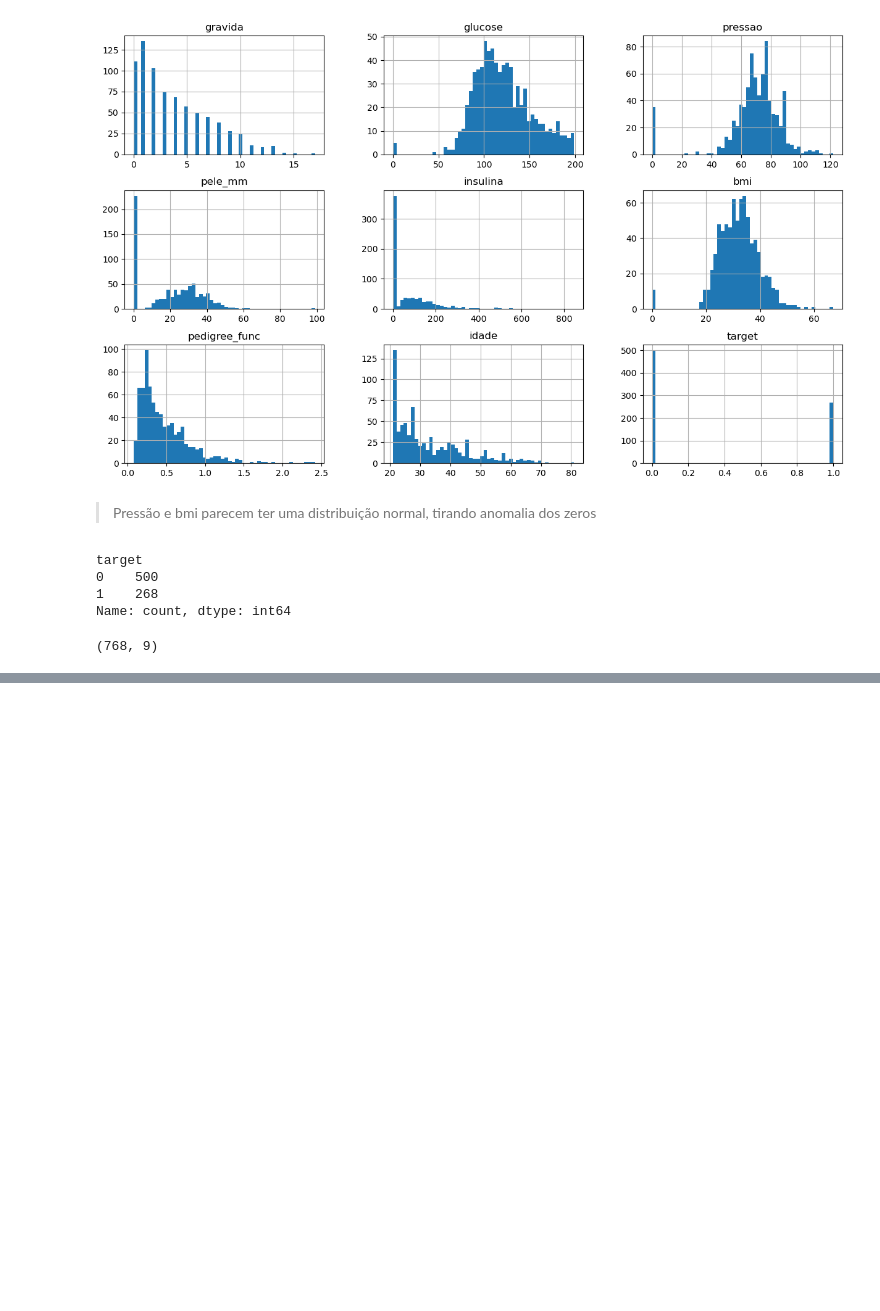
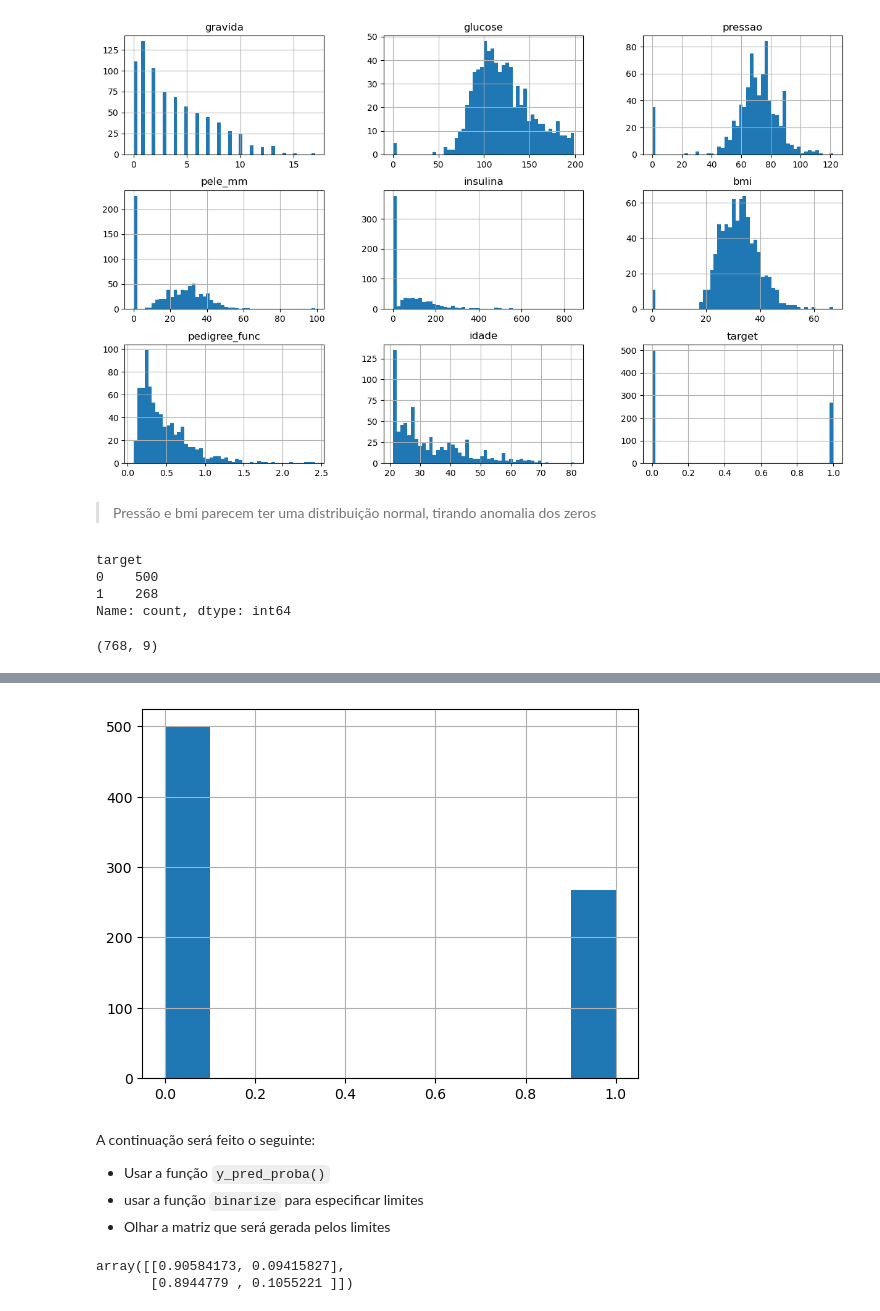
Before and after one commit to samirsaravia/AL-Calc, a Jupyter notebook: ML/scikit-learn/scikit_10.ipynb, the cells around one changed output, grey strips where cells are left out. Drawn from its saved outputs; the diff is of its cells as text; code cells hidden in the pictures; blank space fills up the shorter version.

```diff
--- a/ML/scikit-learn/scikit_10.ipynb
+++ b/ML/scikit-learn/scikit_10.ipynb
@@ -76,0 +158,11 @@ all_data.shape
+# %%
+all_data['target'].hist()
+plt.show()
+# %% [output]
+[figure, added]
+# %% [markdown]
+A continuação será feito o seguinte:
+
+- Usar a função `y_pred_proba()`
+- usar a função `binarize` para especificar limites
+- Olhar a matriz que será gerada pelos limites
@@ -76,0 +171,5 @@ all_data.shape
+# %%
+y_prev_proba[:2]
+# %% [output]
+array([[0.90584173, 0.09415827],
+       [0.8944779 , 0.1055221 ]])
```
Also changed, not shown: parts of 66 cells of this notebook, 2 other files.
